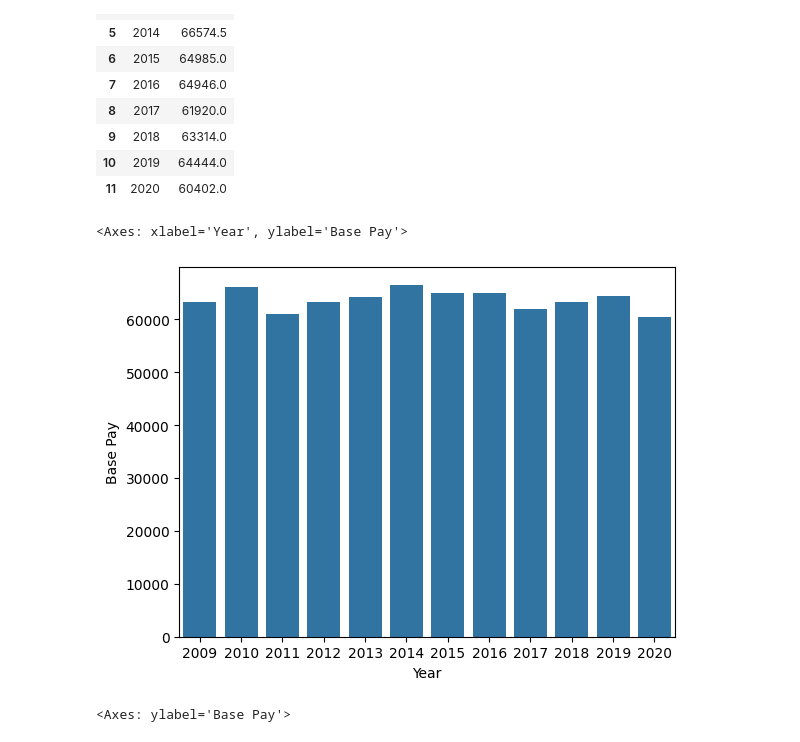
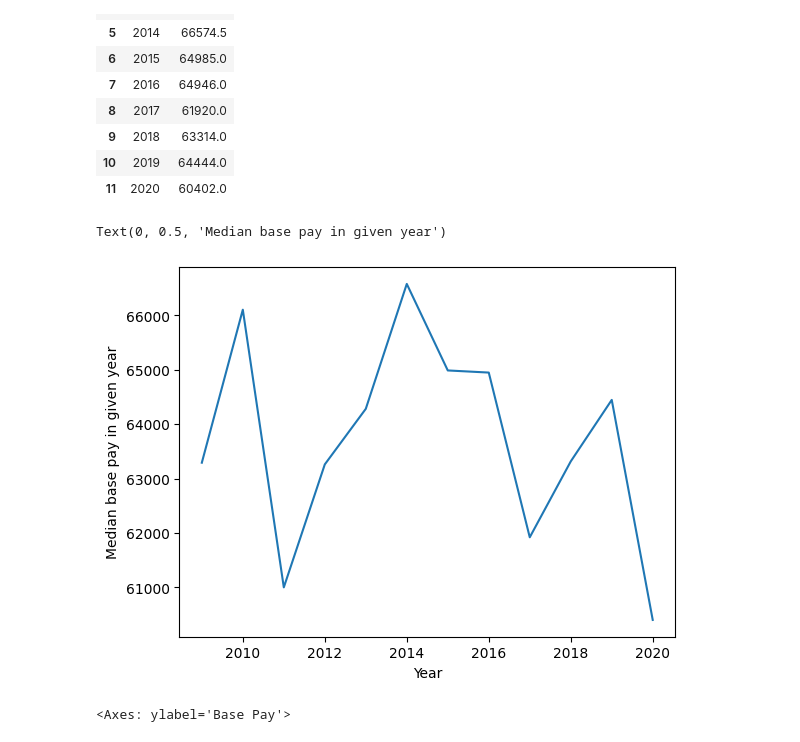
Before and after one commit to rommxl/Lab-experiments, a Jupyter notebook: ML/exp 1/exp 1.ipynb, the cells around one changed output. Saved outputs shown, nothing was run; the diff lists cells and outputs as text; code cells hidden in the pictures.

```diff
--- a/ML/exp 1/exp 1.ipynb
+++ b/ML/exp 1/exp 1.ipynb
@@ -157,10 +157,11 @@ YearMedSal
 | 10 | 2019 | 64444.0 |
 | 11 | 2020 | 60402.0 |
 # %%
-sns.barplot(data=YearMedSal,x = YearMedSal['Year'], y = YearMedSal['Base Pay'])
+sns.lineplot(data=YearMedSal,x = YearMedSal['Year'], y = YearMedSal['Base Pay'])
+plt.ylabel('Median base pay in given year')
 # %% [output]
-<Axes: xlabel='Year', ylabel='Base Pay'>
+Text(0, 0.5, 'Median base pay in given year')
-[figure, old version]
+[figure, new version]
 # %%
 sns.boxplot(YearMedSal['Base Pay'])
 # %% [output]
```
Also changed, not shown: 19 other files.
